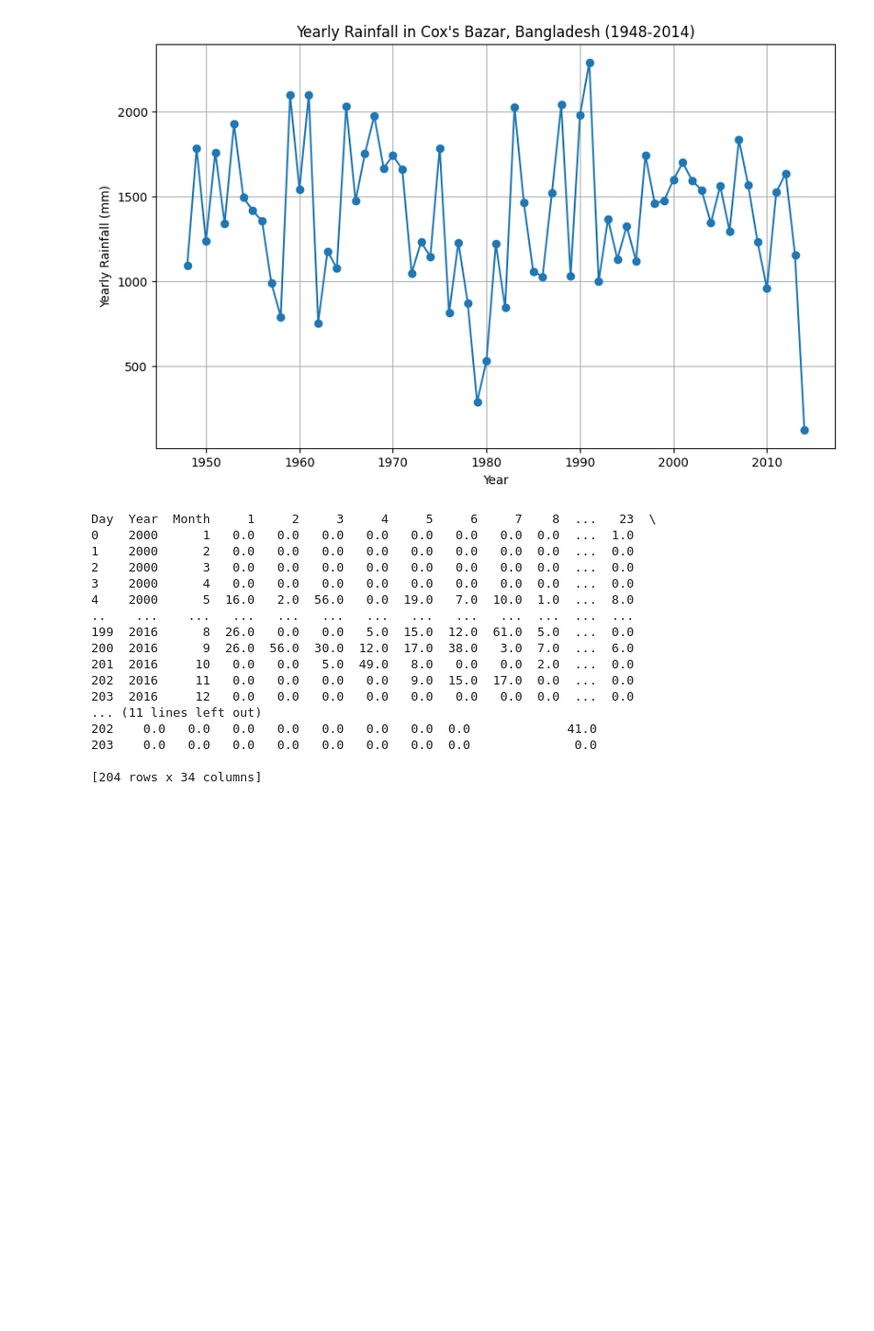
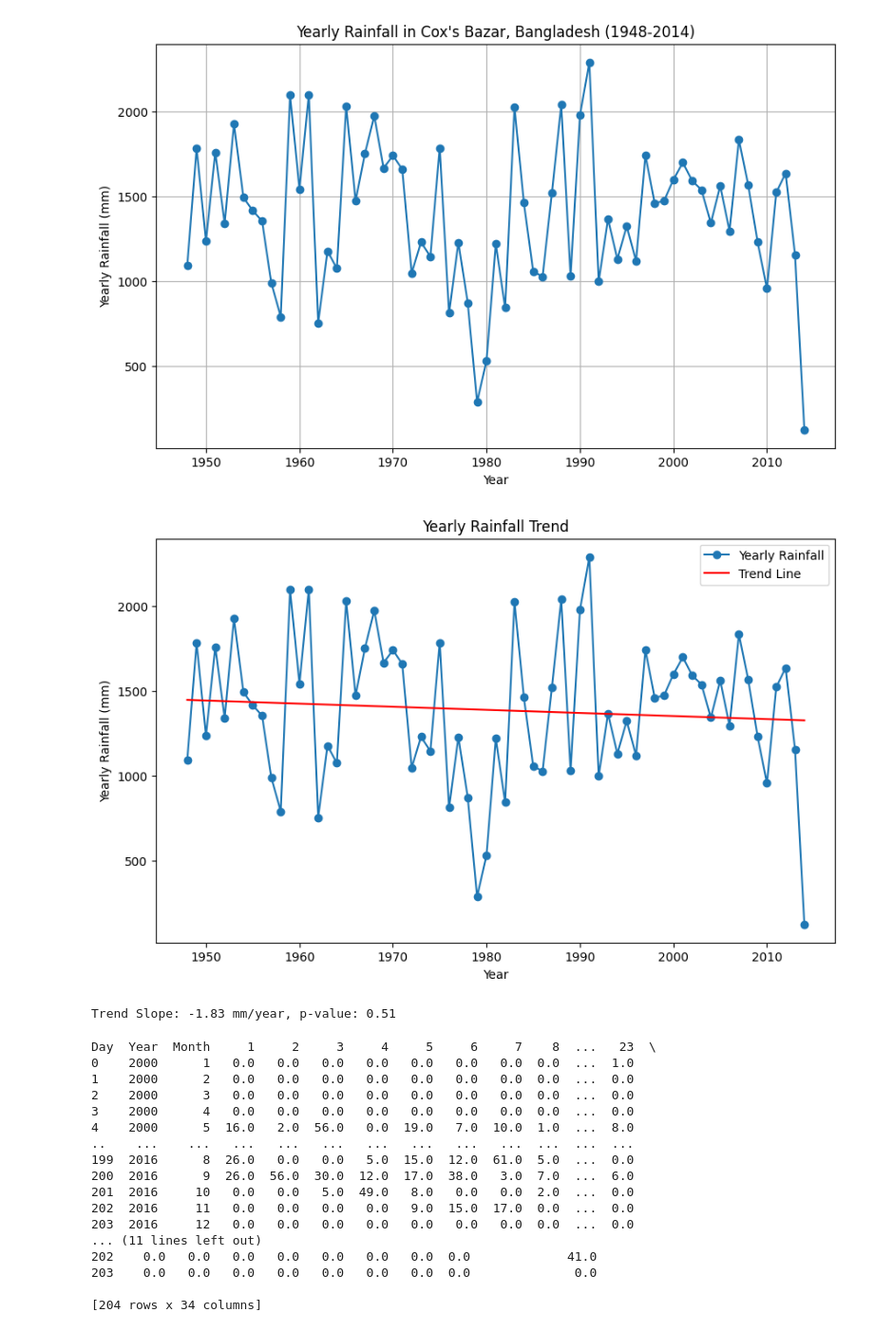
Before and after one commit to Jerric1801/cox-analysis, a Jupyter notebook: flood-analysis/analysis.ipynb, the cells around one changed output. Shown at 95% size. Cells and saved outputs as stored; diff of their text form; code cells hidden in the pictures; blank space fills up the shorter version.

```diff
--- a/flood-analysis/analysis.ipynb
+++ b/flood-analysis/analysis.ipynb
@@ -26,6 +26,21 @@ plt.grid(True)
 plt.show()
 # %% [output]
 [figure]
+# %%
+# Trend Analysis
+slope, intercept, r_value, p_value, std_err = linregress(yearly_rainfall.index, yearly_rainfall.values)
+plt.figure(figsize=(10, 6))
+plt.plot(yearly_rainfall.index, yearly_rainfall.values, marker='o', label='Yearly Rainfall')
+plt.plot(yearly_rainfall.index, intercept + slope * yearly_rainfall.index, 'r', label='Trend Line')
+plt.xlabel('Year')
+plt.ylabel('Yearly Rainfall (mm)')
+plt.title('Yearly Rainfall Trend')
+plt.legend()
+plt.show()
+print(f"Trend Slope: {slope:.2f} mm/year, p-value: {p_value:.2f}")
+# %% [output]
+[figure, added]
+Trend Slope: -1.83 mm/year, p-value: 0.51
 # %%
 import pandas as pd
 
```
Also changed, not shown: parts of 1 cell of this notebook.
